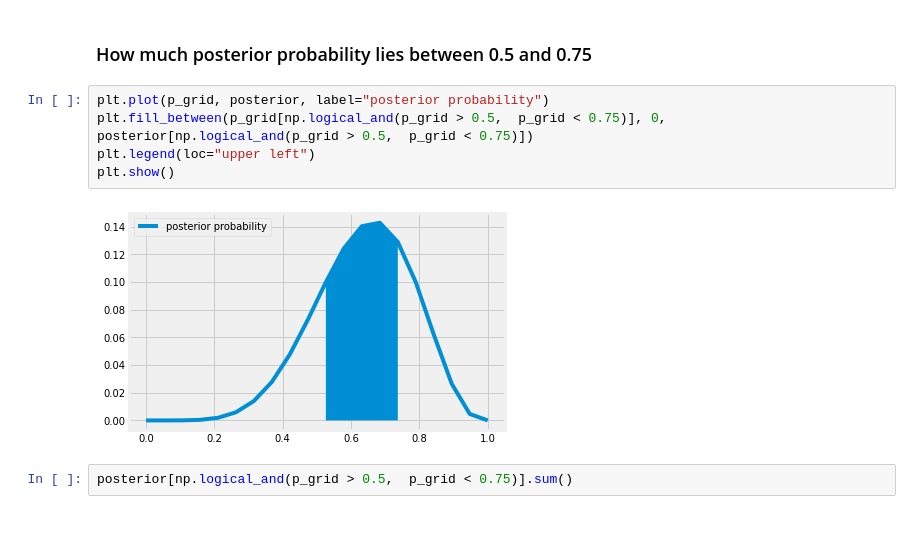
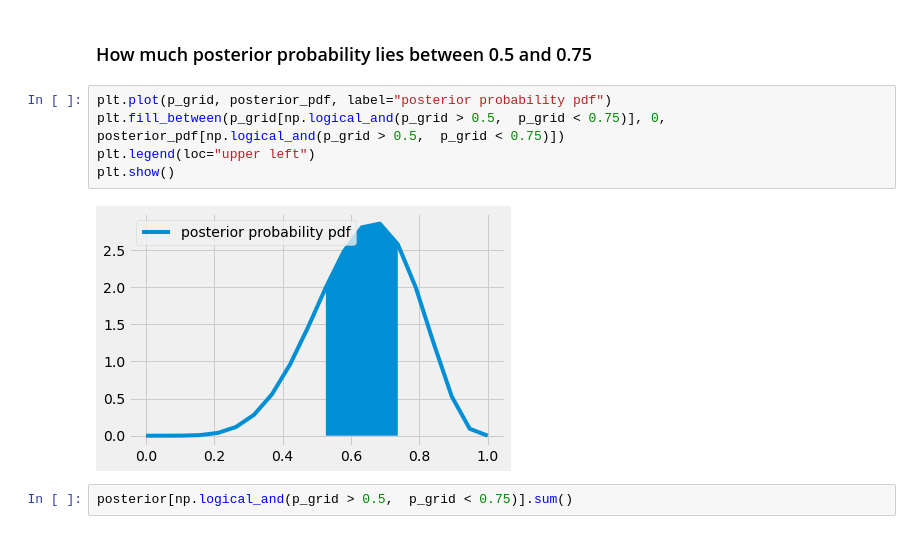
Before and after one commit to dbernaciak/playground, a Jupyter notebook: simple_bayes/binomial_grid.ipynb, the cells around one changed output. Drawn from its saved outputs; the diff is of its cells as text.

```diff
--- a/simple_bayes/binomial_grid.ipynb
+++ b/simple_bayes/binomial_grid.ipynb
@@ -88,12 +88,12 @@ posterior[p_grid < 0.5].sum()
 # %% [markdown]
 ### How much posterior probability lies between 0.5 and 0.75
 # %%
-plt.plot(p_grid, posterior, label="posterior probability")
-plt.fill_between(p_grid[np.logical_and(p_grid > 0.5,  p_grid < 0.75)], 0, posterior[np.logical_and(p_grid > 0.5,  p_grid < 0.75)])
+plt.plot(p_grid, posterior_pdf, label="posterior probability pdf")
+plt.fill_between(p_grid[np.logical_and(p_grid > 0.5,  p_grid < 0.75)], 0, posterior_pdf[np.logical_and(p_grid > 0.5,  p_grid < 0.75)])
 plt.legend(loc="upper left")
 plt.show()
 # %% [output]
-[figure, old version]
+[figure, new version]
 # %%
 posterior[np.logical_and(p_grid > 0.5,  p_grid < 0.75)].sum()
 # %% [output]
```
Also changed, not shown: parts of 8 cells of this notebook.
